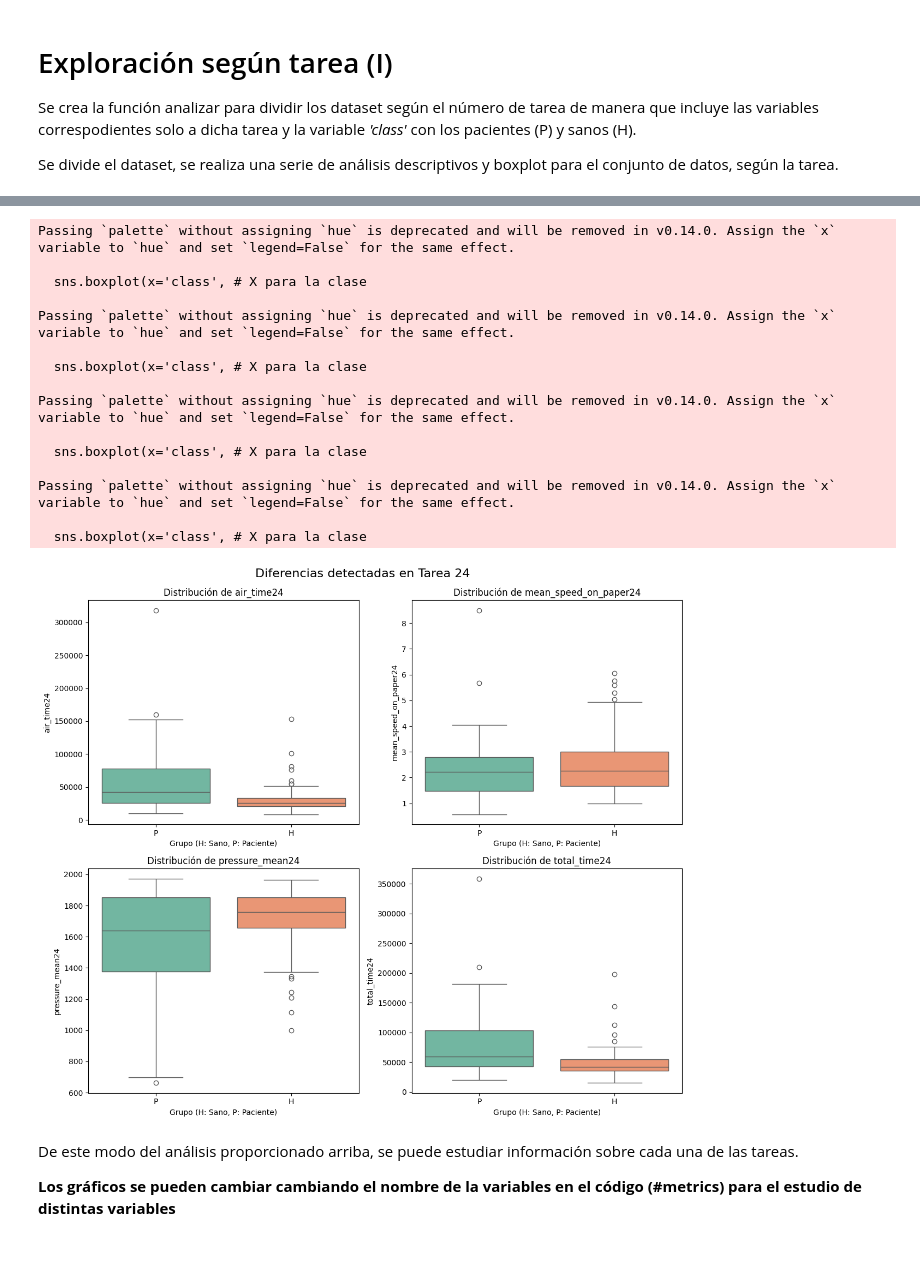
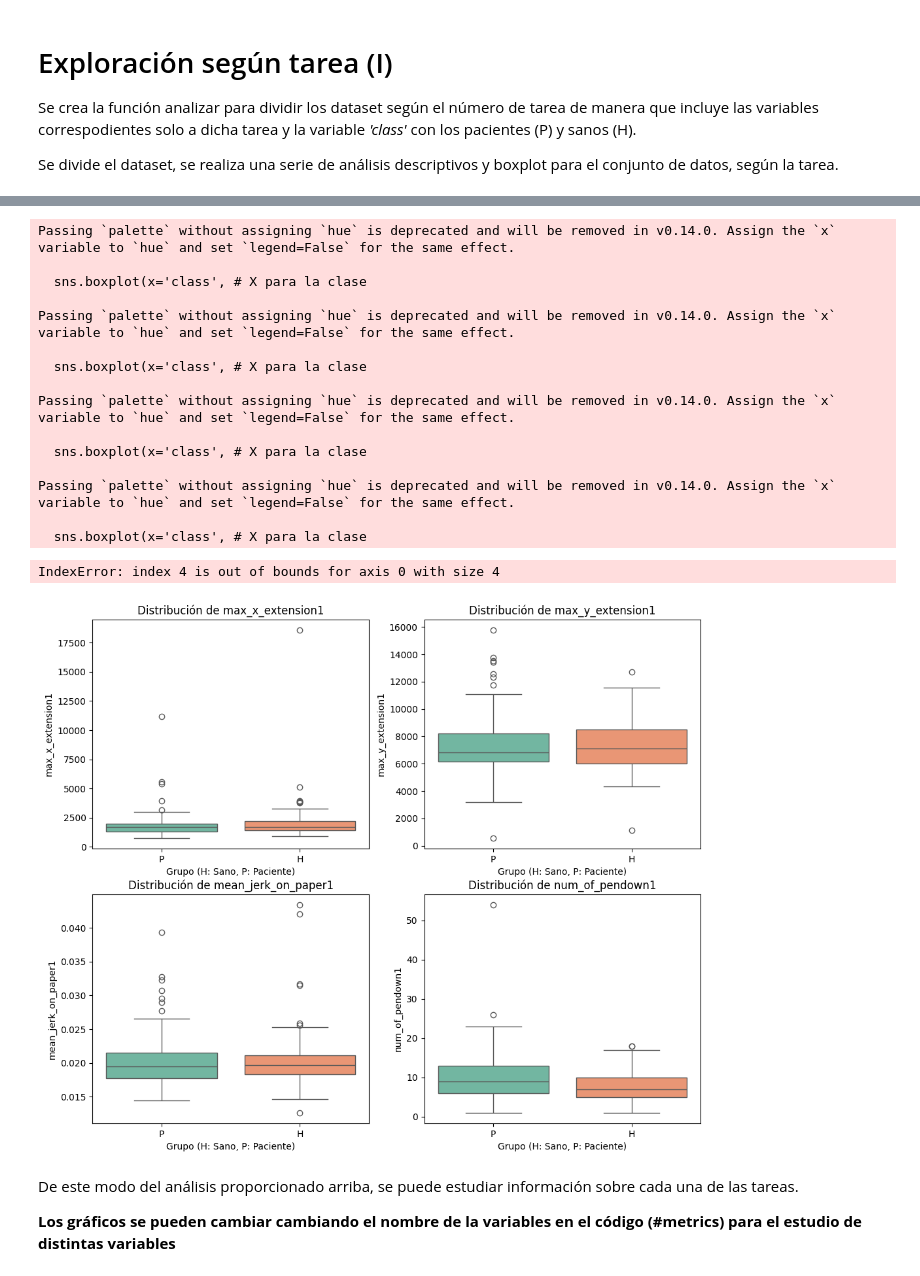
Before and after one commit to joserdeg/pruebas_tfm, a Jupyter notebook: darwin/darwin_exp1.ipynb, the cells around one changed output, grey strips where cells are left out. Cells and saved outputs as stored; diff of their text form; code cells hidden in the pictures.

```diff
--- a/darwin/darwin_exp1.ipynb
+++ b/darwin/darwin_exp1.ipynb
@@ -93,7 +93,7 @@ def analizar_tarea(df, num_tarea): # función analizar_tarea
 
     # Boxplots de variables clave
     # Se definen las métricas que se quieren estudiar en esta sección
-    metrics = ['air_time', 'pressure_mean', 'mean_speed_on_paper', 'total_time']
+    metrics = ['mean_jerk_on_paper', 'max_x_extension', 'max_y_extension', 'pressure_mean', 'num_of_pendown']
     #metrics = ['air_time', 'pressure_mean', 'mean_acc_in_air', 'total_time']
 
     # Se buscan los nombres reales de las columnas (pues varian ligeramente según el sufijo)
@@ -133,5 +133,5 @@ def analizar_tarea(df, num_tarea): # función analizar_tarea
         print("No se encontraron las variables específicas para los boxplots.")
 
 # --- EJECUCIÓN ---
-analizar_tarea(df, 24)
+analizar_tarea(df, 1)
 # %% [output]
@@ -155,19 +155,20 @@ P      78734.044944
 Passing `palette` without assigning `hue` is deprecated and will be removed in v0.14.0. Assign the `x` variable to `hue` and set `legend=False` for the same effect.
 
   sns.boxplot(x='class', # X para la clase
 
 Passing `palette` without assigning `hue` is deprecated and will be removed in v0.14.0. Assign the `x` variable to `hue` and set `legend=False` for the same effect.
 
   sns.boxplot(x='class', # X para la clase
 
 Passing `palette` without assigning `hue` is deprecated and will be removed in v0.14.0. Assign the `x` variable to `hue` and set `legend=False` for the same effect.
 
   sns.boxplot(x='class', # X para la clase
 
 Passing `palette` without assigning `hue` is deprecated and will be removed in v0.14.0. Assign the `x` variable to `hue` and set `legend=False` for the same effect.
 
   sns.boxplot(x='class', # X para la clase
+IndexError: index 4 is out of bounds for axis 0 with size 4
-[figure, old version]
+[figure, new version]
 # %% [markdown]
 De este modo del análisis proporcionado arriba, se puede estudiar información sobre cada una de las tareas.
 
```
Also changed, not shown: parts of 1 cell of this notebook, 1 other file.
